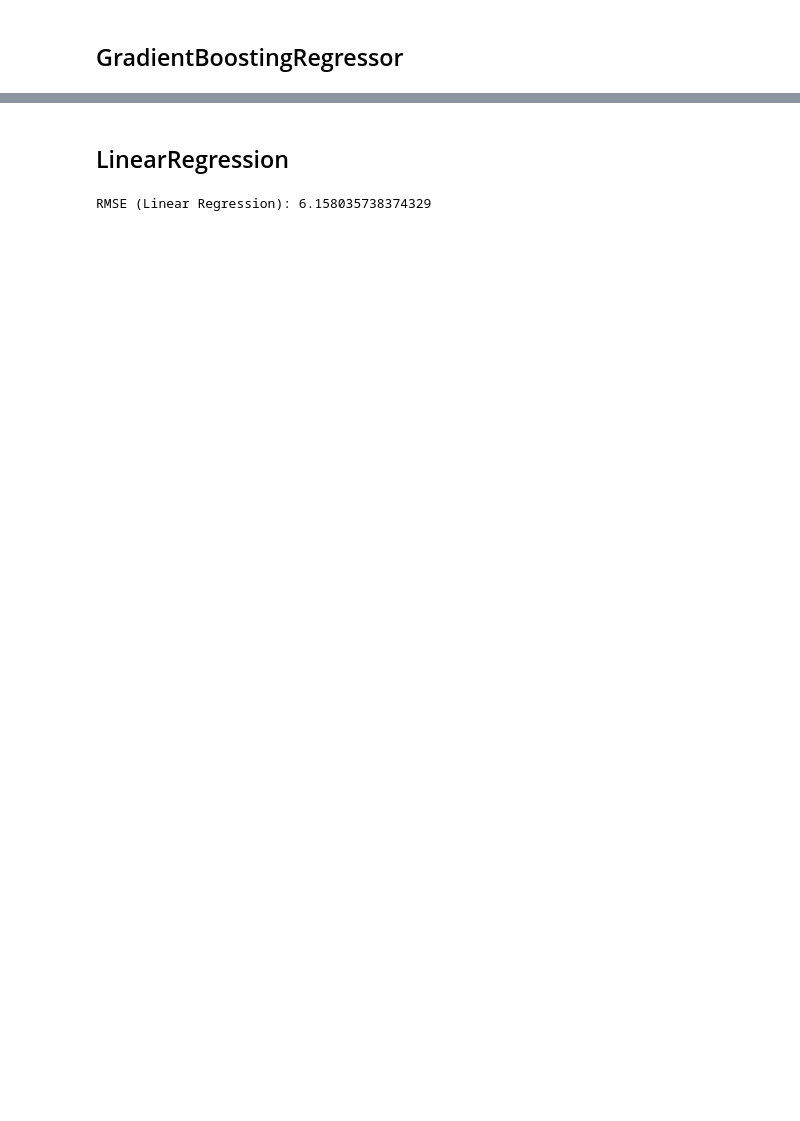
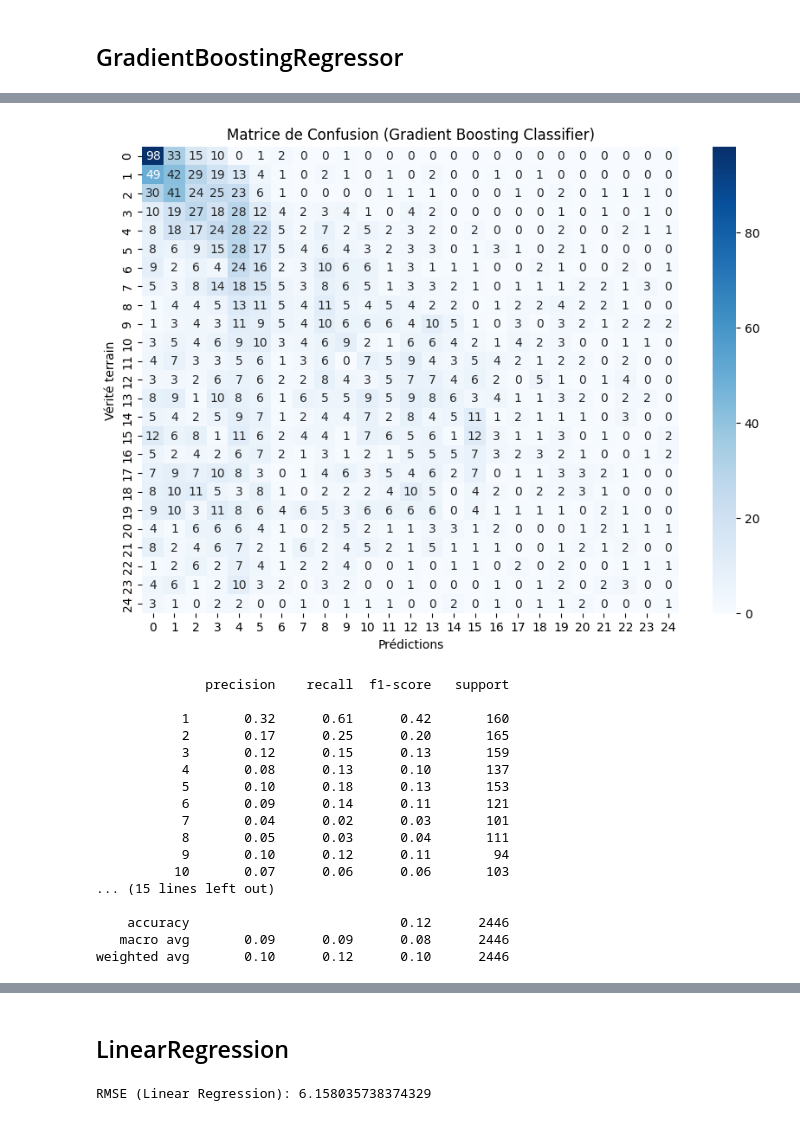
Before and after one commit to RomainGuerin/f1-data-model, a Jupyter notebook: F1_Notebook.ipynb, the cells around one changed output, grey strips where cells are left out. Saved outputs shown, nothing was run; the diff lists cells and outputs as text; code cells hidden in the pictures; blank space fills up the shorter version.

```diff
--- a/F1_Notebook.ipynb
+++ b/F1_Notebook.ipynb
@@ -447,0 +501,47 @@ RMSE (Gradient Boosting): 6.001527379194892
+# %%
+from sklearn.ensemble import GradientBoostingClassifier
+from sklearn.metrics import confusion_matrix, classification_report
+import seaborn as sns
+import matplotlib.pyplot as plt
+
+# Création du modèle de classification
+gb_model = GradientBoostingClassifier(n_estimators=100, learning_rate=0.1, random_state=42)
+
+# Entraînement du modèle
+gb_model.fit(X_train, y_train)
+
+# Prédiction sur le jeu de test
+y_pred = gb_model.predict(X_test)  # Assurez-vous d'utiliser predict pour des classes
+
+# Calcul de la matrice de confusion
+conf_matrix = confusion_matrix(y_test, y_pred)
+
+# Affichage de la matrice de confusion
+plt.figure(figsize=(10, 7))
+sns.heatmap(conf_matrix, annot=True, fmt='d', cmap='Blues')
+plt.ylabel('Vérité terrain')
+plt.xlabel('Prédictions')
+plt.title('Matrice de Confusion (Gradient Boosting Classifier)')
+plt.show()
+
+# Affichage du rapport de classification
+print(classification_report(y_test, y_pred))
+# %% [output]
+[figure, added]
+              precision    recall  f1-score   support
+
+           1       0.32      0.61      0.42       160
+           2       0.17      0.25      0.20       165
+           3       0.12      0.15      0.13       159
+           4       0.08      0.13      0.10       137
+           5       0.10      0.18      0.13       153
+           6       0.09      0.14      0.11       121
+           7       0.04      0.02      0.03       101
+           8       0.05      0.03      0.04       111
+           9       0.10      0.12      0.11        94
+          10       0.07      0.06      0.06       103
+... (15 lines left out)
+
+    accuracy                           0.12      2446
+   macro avg       0.09      0.09      0.08      2446
+weighted avg       0.10      0.12      0.10      2446
```
Also changed, not shown: parts of 13 cells of this notebook.
